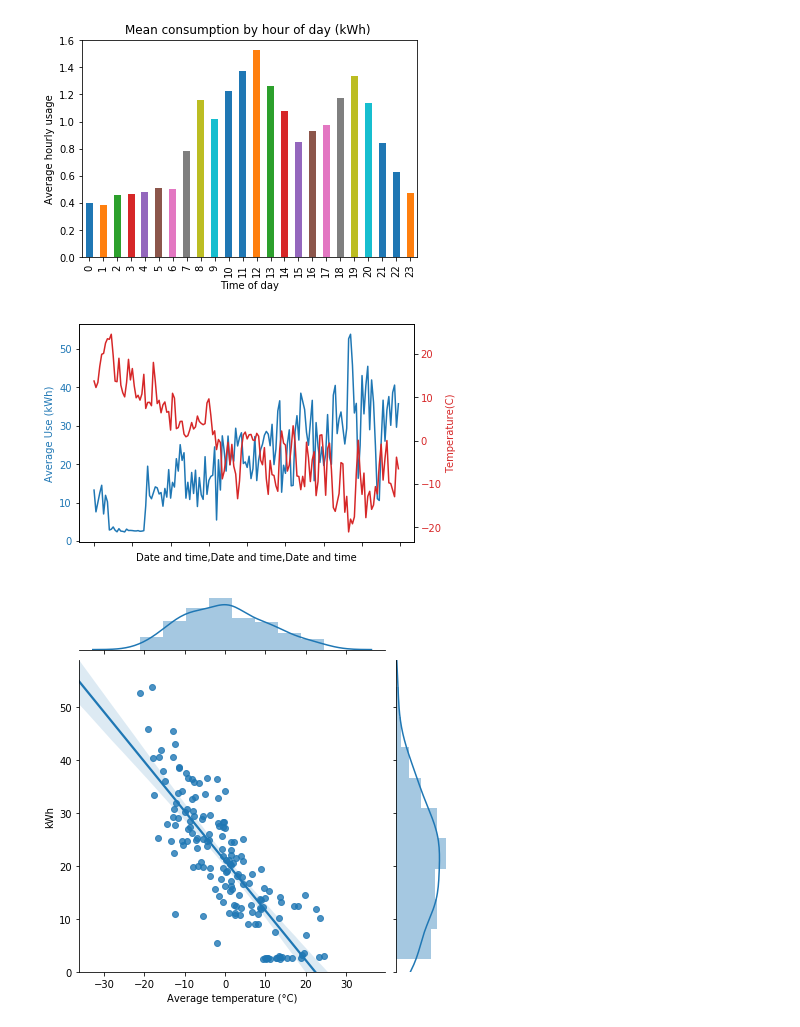
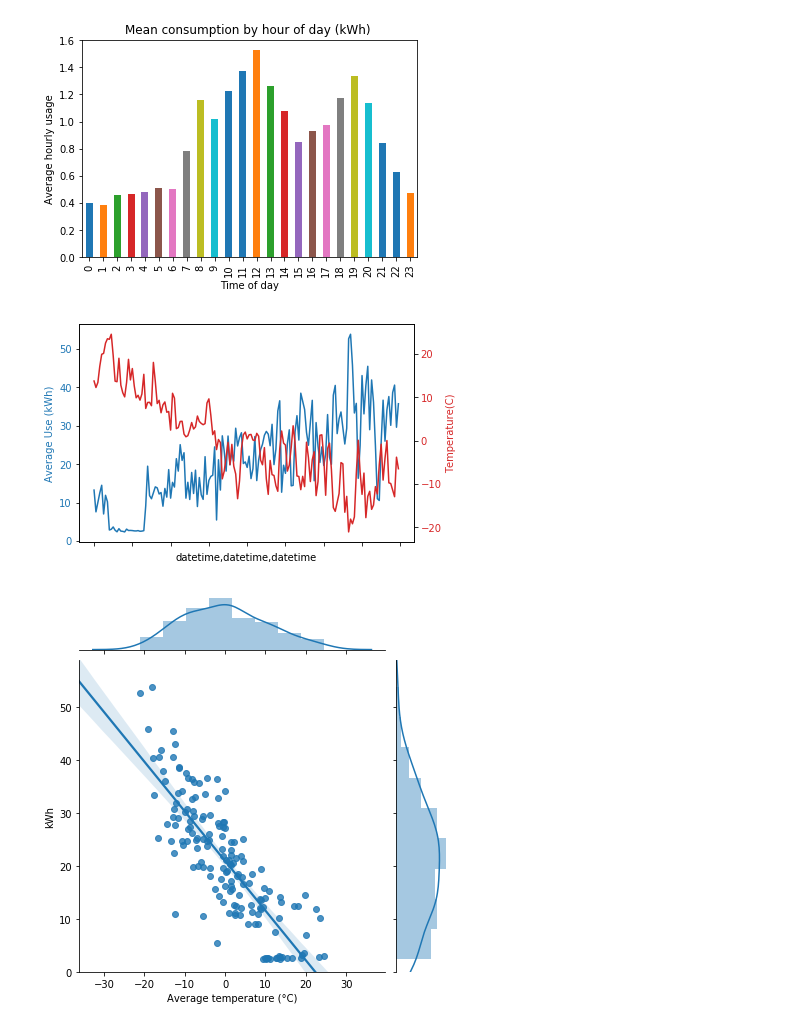
Before and after one commit to simonr0204/hydro, a Jupyter notebook: hydro.ipynb, the cells around one changed output. Saved outputs shown, nothing was run; the diff lists cells and outputs as text; code cells hidden in the pictures.

Commit message:
rename datetime column

```diff
--- a/hydro.ipynb
+++ b/hydro.ipynb
@@ -21,9 +21,9 @@ for i in files:
     def convert_date(datetime):
         return pd.to_datetime(datetime, format='%Y-%m-%d %H:%M:%S')
 
-data['Date and time'] = data['Date and time'].apply(convert_date)   #Convert Date and time column to datetime type
-data.drop(['Contract', 'Consumption code', 'Temperature code'], axis=1, inplace=True)
-print (f"Loaded hourly data from {data['Date and time'].iloc[0].date()} to {data['Date and time'].iloc[-1].date()} ({len(data)} hours)")
+data.insert(0, 'datetime', data['Date and time'].apply(convert_date))   #Convert Date and time column to datetime type
+data.drop(['Date and time', 'Contract', 'Consumption code', 'Temperature code'], axis=1, inplace=True)
+print (f"Loaded hourly data from {data['datetime'].iloc[0].date()} to {data['datetime'].iloc[-1].date()} ({len(data)} hours)")
 
 data.head()
 # %% [output]
@@ -44,18 +44,17 @@ plt.ylabel('Average hourly usage');
 [figure]
 # %%
 #A look at how the use and temperature evolve over the year:
-
-grouped = data.groupby(by=[data['Date and time'].apply(lambda d: d.year), data['Date and time'].apply(lambda d: d.month), data['Date and time'].apply(lambda d: d.day)], group_keys=True)
+grouped = data.groupby(by=[data['datetime'].apply(lambda d: d.year), data['datetime'].apply(lambda d: d.month), data['datetime'].apply(lambda d: d.day)])
 fig, ax1 = plt.subplots()
 ax1.set_ylabel('Average Use (kWh)', color='tab:blue')
 grouped.sum()['kWh'].plot(ax=ax1, color='tab:blue')
 ax1.tick_params(axis='y', labelcolor='tab:blue')
 
 ax2 = ax1.twinx()  # instantiate a second axes that shares the same x-axis
 ax2.set_ylabel('Temperature(C)', color='tab:red')  # we already handled the x-label with ax1
 grouped.mean()['Average temperature (°C)'].plot(ax=ax2, color='tab:red')
 ax2.tick_params(axis='y', labelcolor='tab:red')
 # %% [output]
-[figure, old version]
+[figure, new version]
 # %%
 #Investigating the correlation between temperature and electricity consumption
```
Also changed, not shown: parts of 3 cells of this notebook.
